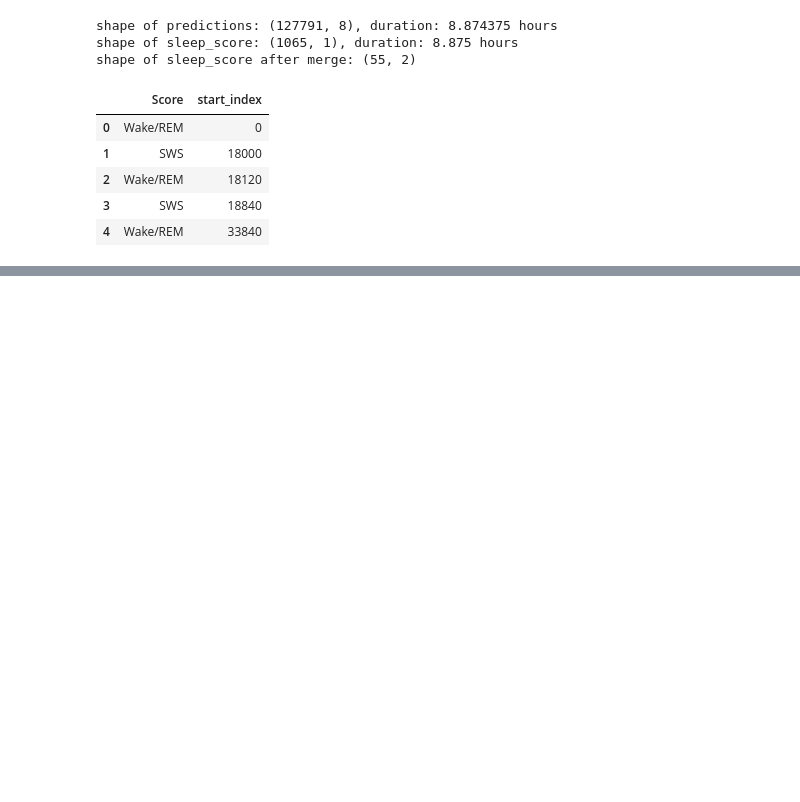
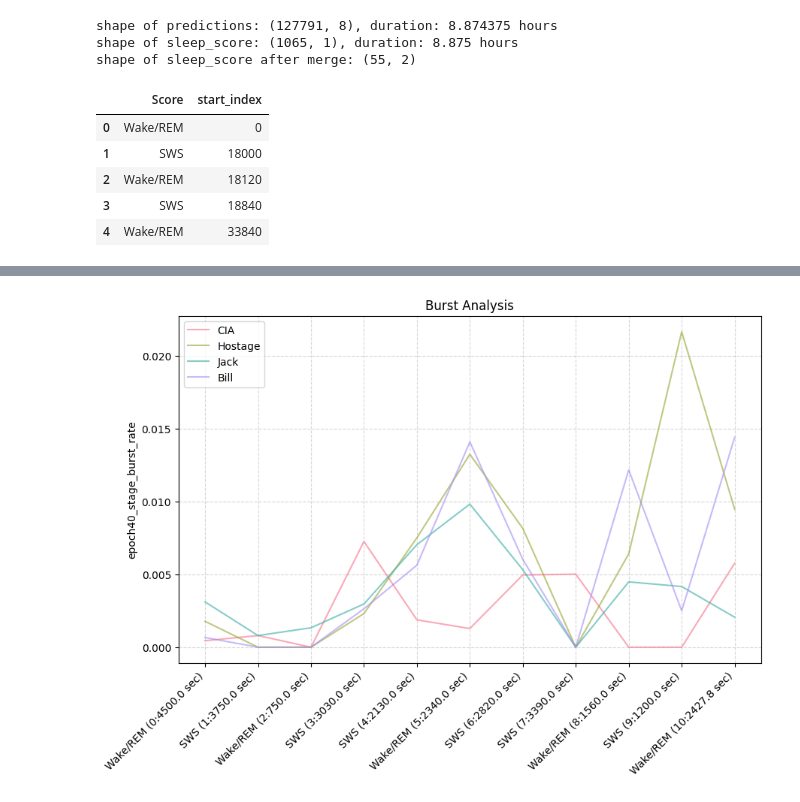
Before and after one commit to NxNiki/brain_decoding, a Jupyter notebook: scripts/burst_analysis.ipynb, the cells around one changed output, grey strips where cells are left out. Drawn from its saved outputs; the diff is of its cells as text; code cells hidden in the pictures; blank space fills up the shorter version.

```diff
--- a/scripts/burst_analysis.ipynb
+++ b/scripts/burst_analysis.ipynb
@@ -49,0 +57,7 @@ prediction_curve(burst_rate, sleep_score, labels, result_path)
+# %%
+fig_name = os.path.join(file_path, 'epoch40_stage_burst_rate.png')
+col_idx = [1,2,4,5]
+stage_burst_rate, sleep_stages = burst_analysis.stage_analysis(sleep_score, burst_analysis.calculate_burst_rate)
+dot_plot(stage_burst_rate[:,col_idx], sleep_stages, [labels[x] for x in col_idx], fig_name)
+# %% [output]
+[figure, added]
```
Also changed, not shown: parts of 4 cells of this notebook, 2 other files.
